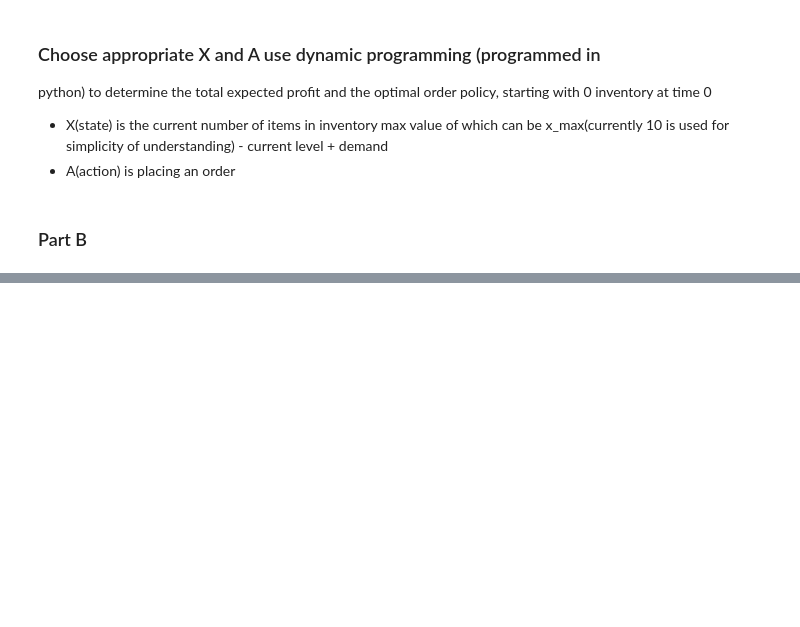
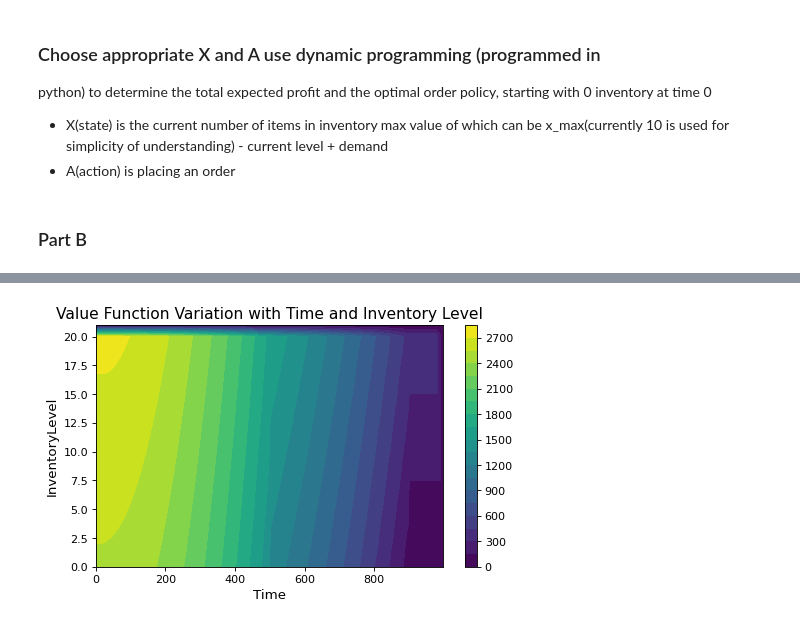
Before and after one commit to pshreyasv100/dprl_assignment_1, a Jupyter notebook: item_inventory_assignment.ipynb, the cells around one changed output, grey strips where cells are left out. Cells and saved outputs as stored; diff of their text form; code cells hidden in the pictures; blank space fills up the shorter version.

```diff
--- a/item_inventory_assignment.ipynb
+++ b/item_inventory_assignment.ipynb
@@ -143,0 +308,15 @@ plotter(V, T, x_max, "Value Function Variation with Time and Inventory Level")
+# %%
+import matplotlib.pyplot as plt
+
+def plotter(Z, T, S, title):
+    x = np.arange(0,T)
+    y = np.arange(0,S+1)
+    X,Y = np.meshgrid(x, y)
+    fig = plt.figure(figsize=(7, 4), dpi=80)
+    ax = fig.add_subplot(111)
+    contour = ax.contourf(X, Y, Z, 20)
+    fig.colorbar(contour)
+    plt.xlabel("Time", fontsize=12)
+    plt.ylabel("InventoryLevel", fontsize=12)
+    plt.title(title, fontsize=14)
+    plt.show()
@@ -143,0 +450,19 @@ plotter(V, T, x_max, "Value Function Variation with Time and Inventory Level")
+# %%
+import matplotlib.pyplot as plt
+
+def plotter(Z, T, S, title):
+    x = np.arange(0,T)
+    y = np.arange(0,S+2)
+    X,Y = np.meshgrid(x, y)
+    fig = plt.figure(figsize=(7, 4), dpi=80)
+    ax = fig.add_subplot(111)
+    contour = ax.contourf(X, Y, Z, 20)
+    fig.colorbar(contour)
+    plt.xlabel("Time", fontsize=12)
+    plt.ylabel("InventoryLevel", fontsize=12)
+    plt.title(title, fontsize=14)
+    plt.show()
+# %%
+plotter(V, T, x_max, "Value Function Variation with Time and Inventory Level")
+# %% [output]
+[figure, added]
```
Also changed, not shown: parts of 14 cells of this notebook, 1 other file.
